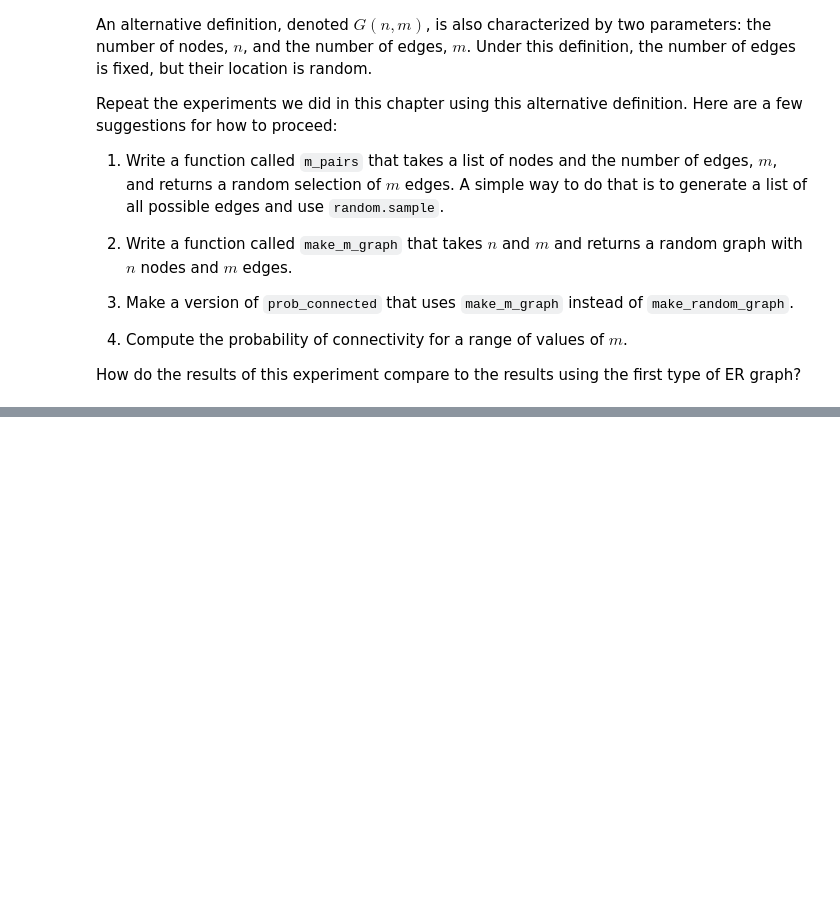
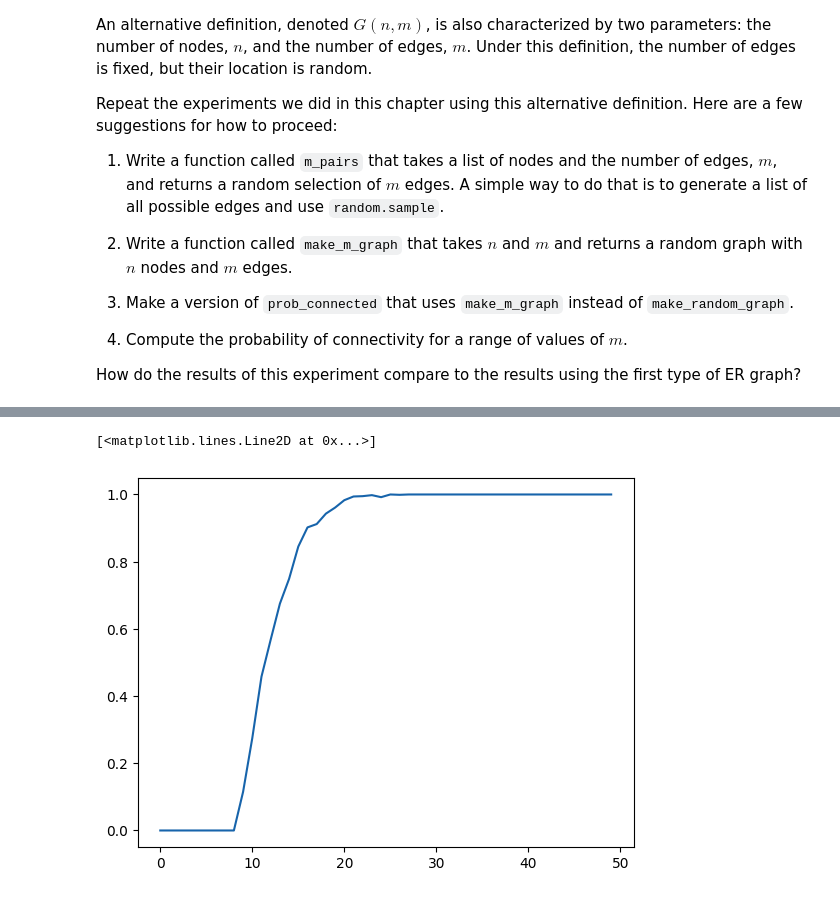
Before and after one commit to Gipir/complex-colab, a Jupyter notebook: teamwork/chap04.ipynb, the cells around one changed output, grey strips where cells are left out. Saved outputs shown, nothing was run; the diff lists cells and outputs as text; code cells hidden in the pictures; blank space fills up the shorter version.

```diff
--- a/teamwork/chap04.ipynb
+++ b/teamwork/chap04.ipynb
@@ -539,0 +629,6 @@ How do the results of this experiment compare to the results using the first typ
+# %%
+#this just shows better picture of how the probability grows
+plt.plot([i for i in range(50)], [prob_connected_new(10, i, iters=1000) for i in range(50)], label = 'probability of connectivity of 10 node graph with X edges')
+# %% [output]
+[<matplotlib.lines.Line2D at 0x...>]
+[figure, added]
```
Also changed, not shown: parts of 30 cells of this notebook.
